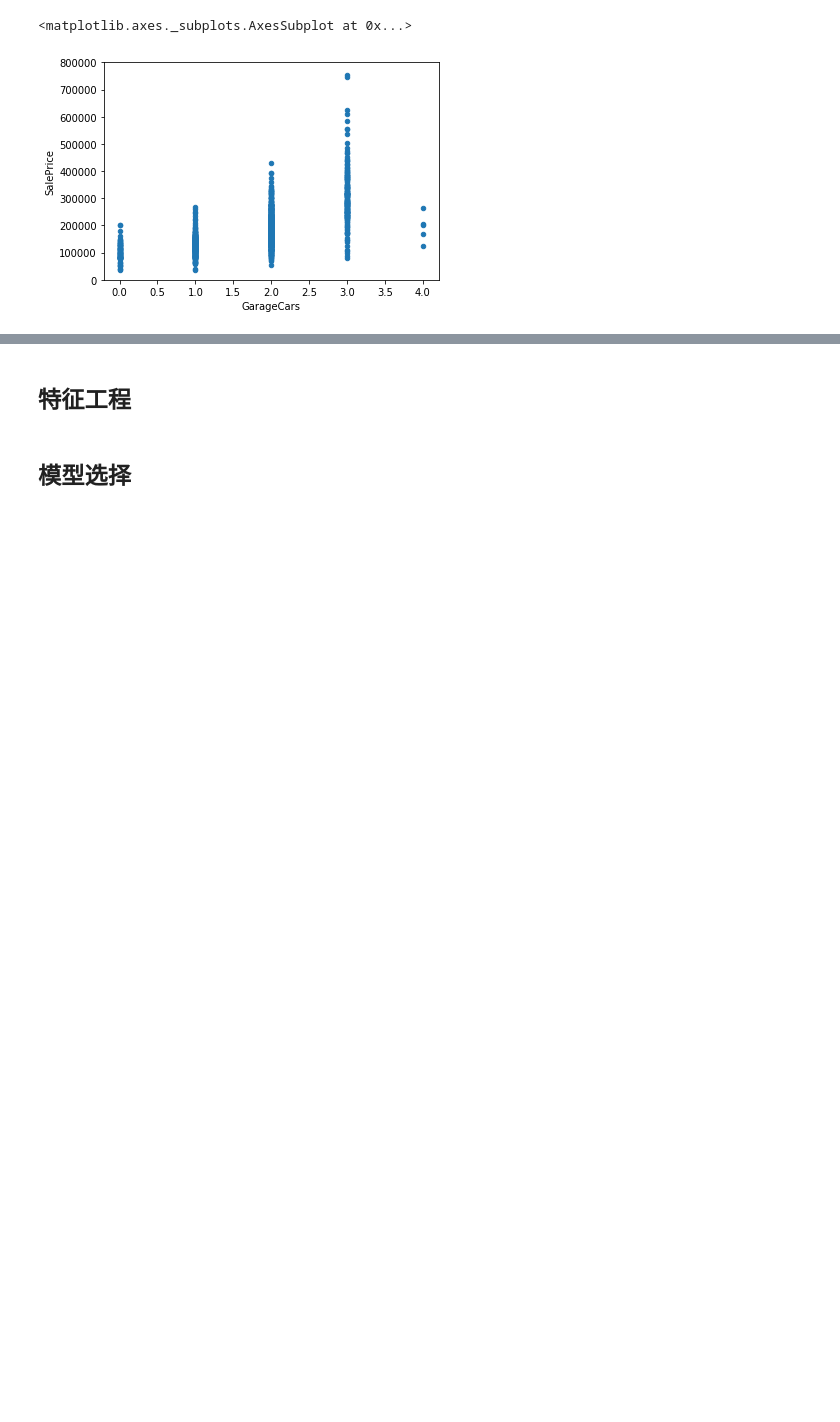
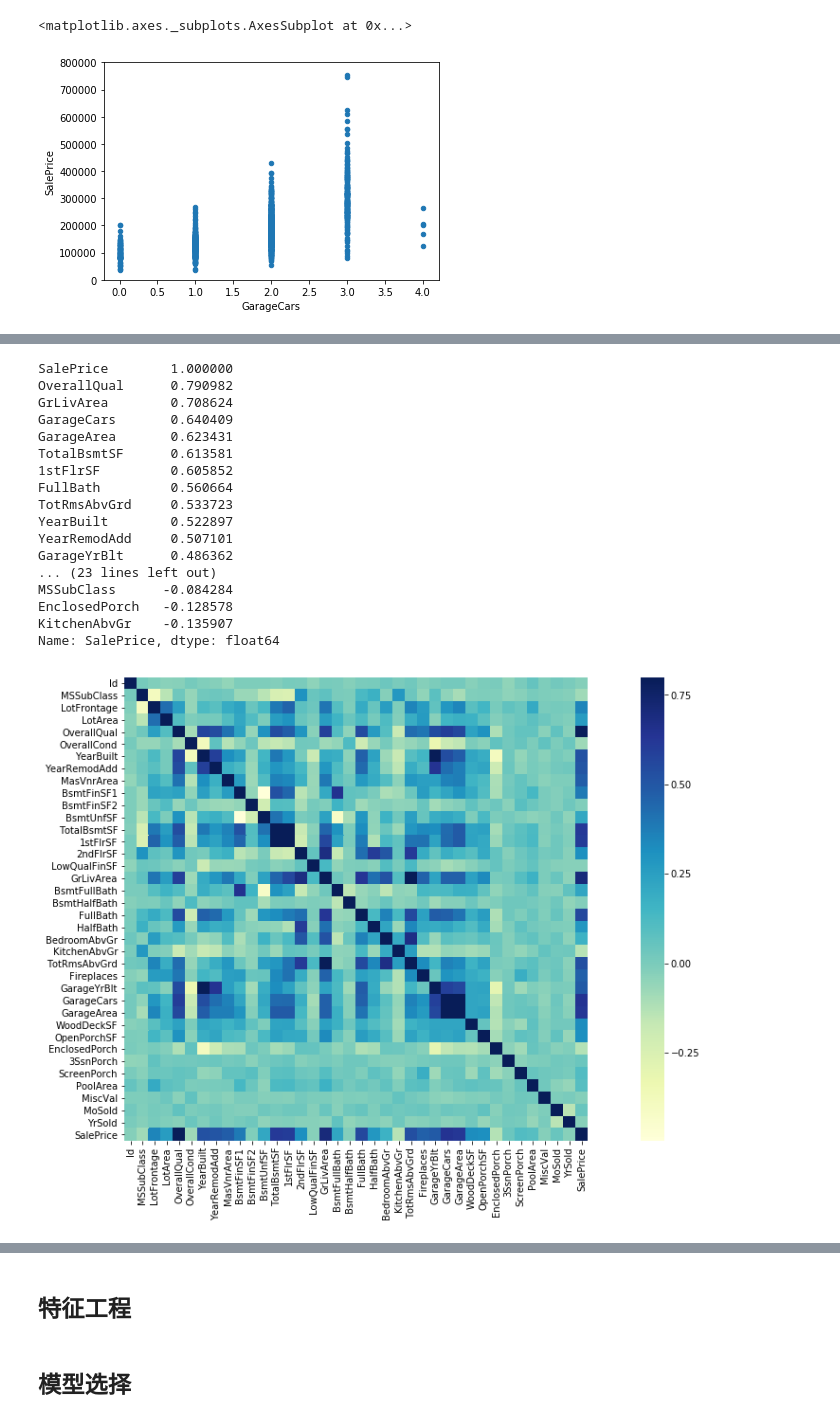
Before and after one commit to getianao/Kaggle-House-Prices, a Jupyter notebook: House Prices Pridiction.ipynb, the cells around one changed output, grey strips where cells are left out. Saved outputs shown, nothing was run; the diff lists cells and outputs as text; code cells hidden in the pictures; blank space fills up the shorter version.

```diff
--- a/House Prices Pridiction.ipynb
+++ b/House Prices Pridiction.ipynb
@@ -288,0 +319,26 @@ data.plot.scatter(x=var,y='SalePrice',ylim=(0,800000))
+# %%
+corrmat = data_train.corr() #计算列与列之间的相关系数，返回相关系数矩阵
+f, ax = plt.subplots(figsize=(20, 9))
+# 热度图  显示数据值的最大值为0.8，正方形网格
+sns.heatmap(corrmat, vmax=0.8, square=True,cmap="YlGnBu")
+corr=corrmat['SalePrice'].sort_values(ascending=False)
+corr
+# %% [output]
+SalePrice        1.000000
+OverallQual      0.790982
+GrLivArea        0.708624
+GarageCars       0.640409
+GarageArea       0.623431
+TotalBsmtSF      0.613581
+1stFlrSF         0.605852
+FullBath         0.560664
+TotRmsAbvGrd     0.533723
+YearBuilt        0.522897
+YearRemodAdd     0.507101
+GarageYrBlt      0.486362
+... (23 lines left out)
+MSSubClass      -0.084284
+EnclosedPorch   -0.128578
+KitchenAbvGr    -0.135907
+Name: SalePrice, dtype: float64
+[figure, added]
```
Also changed, not shown: parts of 25 cells of this notebook, 1 other file.
